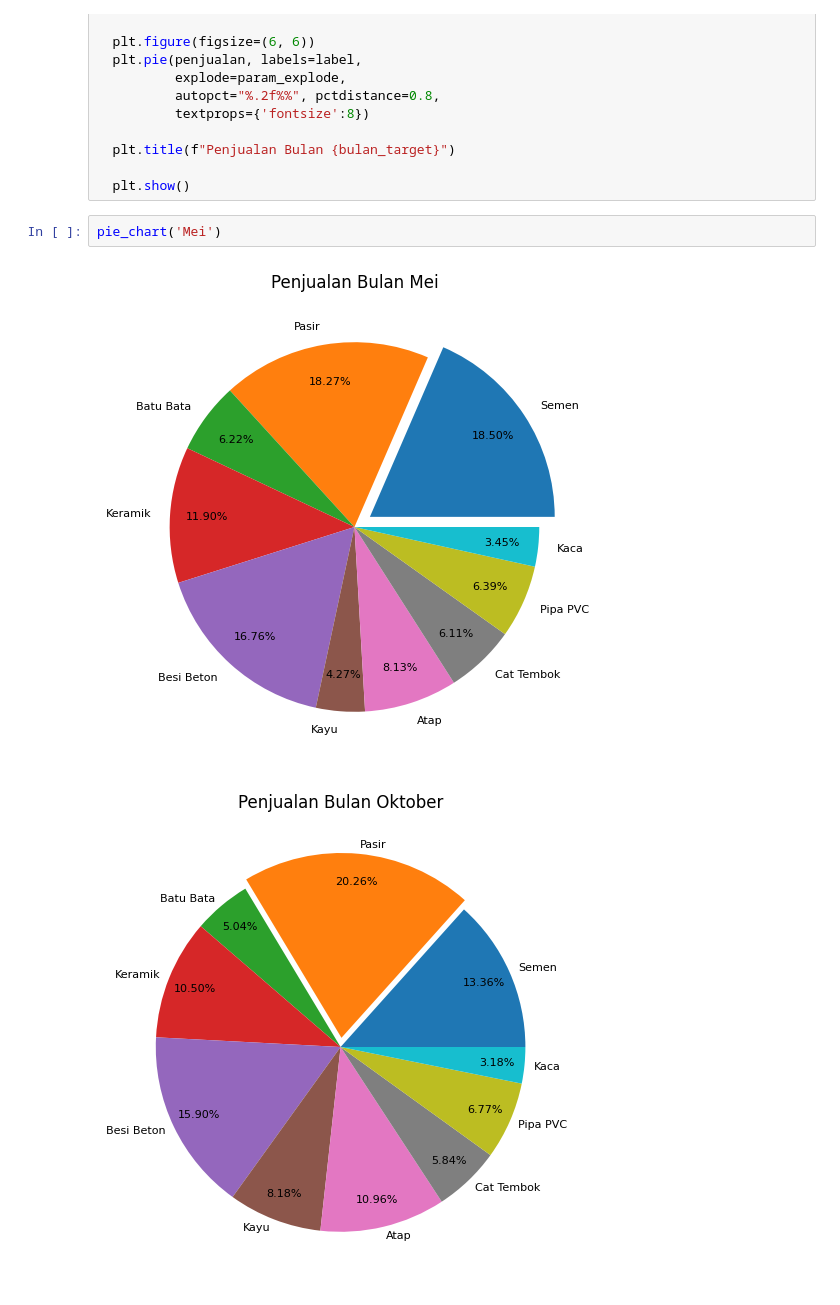
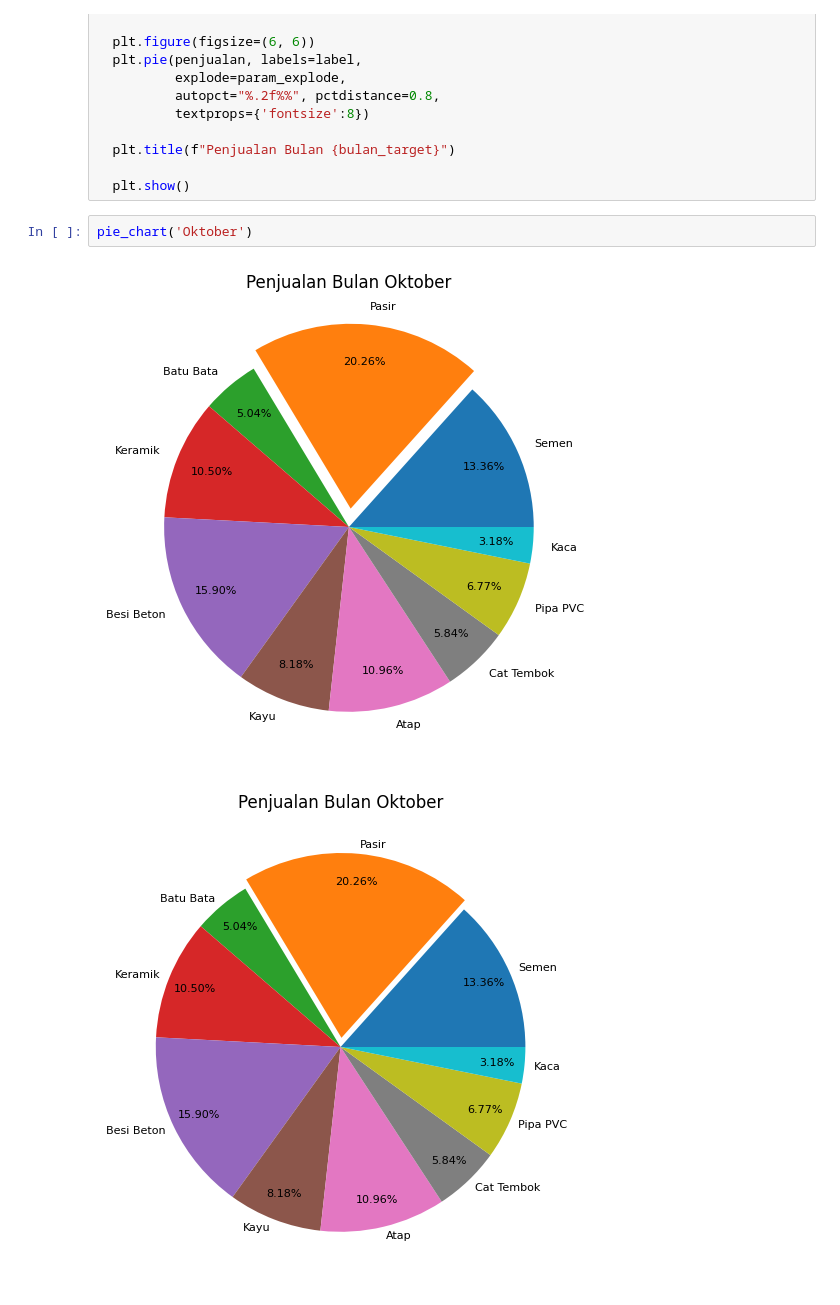
Before and after one commit to IdhamAbidinKaisilay/my_portfolio, a Jupyter notebook: Latihan_Pie_Chart.ipynb, the cells around one changed output. Drawn from its saved outputs; the diff is of its cells as text.

```diff
--- a/Latihan_Pie_Chart.ipynb
+++ b/Latihan_Pie_Chart.ipynb
@@ -133,9 +133,9 @@ def pie_chart(bulan_target):
 
   plt.show()
 # %%
-pie_chart('Mei')
+pie_chart('Oktober')
 # %% [output]
-[figure, old version]
+[figure, new version]
 # %%
 # %% [output]
 [figure]
```
Also changed, not shown: parts of 1 cell of this notebook.
